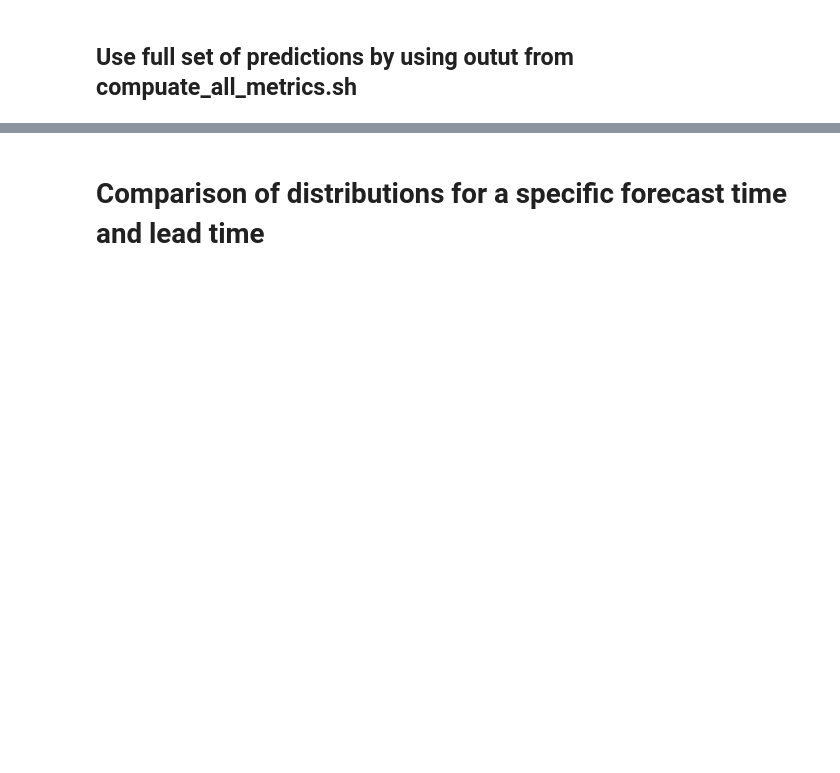
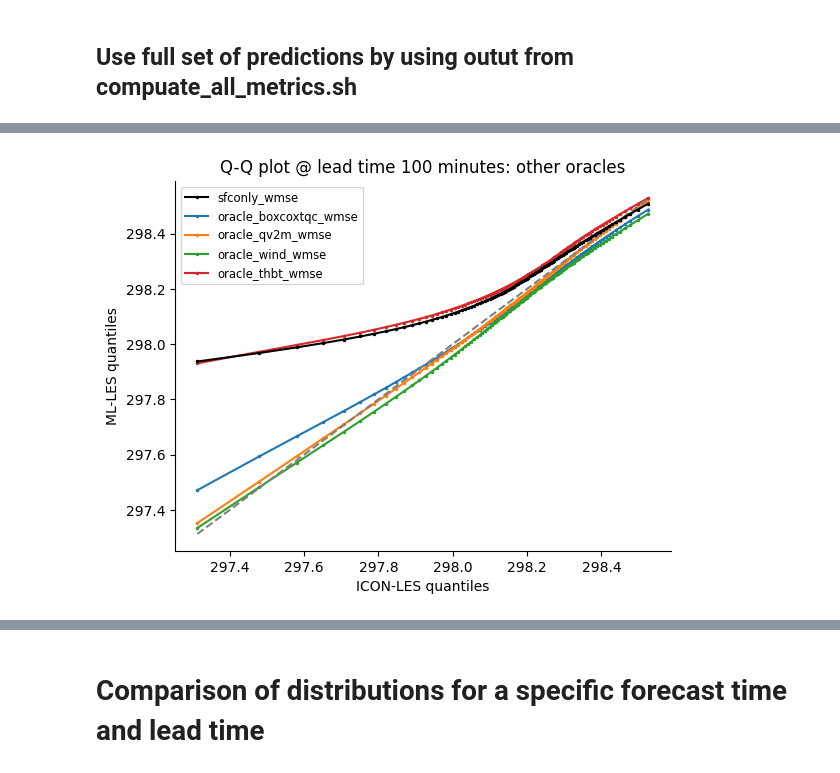
Before and after one commit to observingClouds/mllam-exps-ShCu, a Jupyter notebook: analysis/compare_distributions.ipynb, the cells around one changed output, grey strips where cells are left out. Cells and saved outputs as stored; diff of their text form; code cells hidden in the pictures; blank space fills up the shorter version.

```diff
--- a/analysis/compare_distributions.ipynb
+++ b/analysis/compare_distributions.ipynb
@@ -135 +177,5 @@ leadtime = np.timedelta64(300, "m")
+# %%
+qq_plot(exp_groups["Other oracles"], "other oracles")
+# %% [output]
+[figure, added]
 # %%
```
Also changed, not shown: parts of 10 cells of this notebook, 4 other files.
